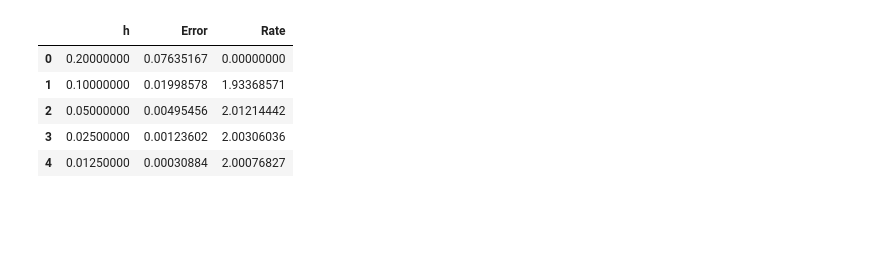
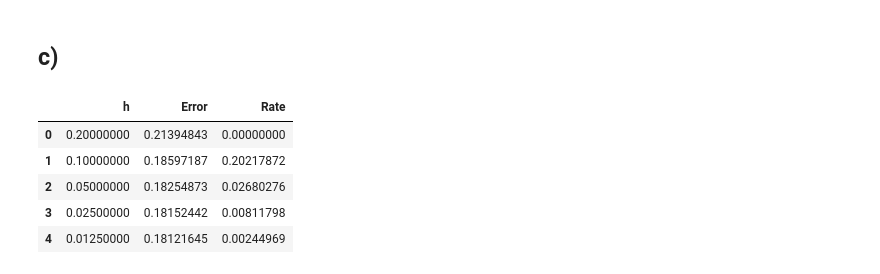
Before and after one commit to markus0800/num.diff-project-1, a Jupyter notebook: Project 1.ipynb, the cells around one changed output. Saved outputs shown, nothing was run; the diff lists cells and outputs as text; code cells hidden in the pictures; blank space fills up the shorter version.

```diff
--- a/Project 1.ipynb
+++ b/Project 1.ipynb
@@ -155,34 +167,32 @@ def solver(BVP, a, M=10, N=10):
 
     for i in range(len(g_vec)):
         if(i%(M-1)==0):
-            g_vec[i]+=-a*y_0_values[i//(M-1)+1] - y_0_values[i//(M-1)]
+            g_vec[i]+=-a*y_0_values[i//(M-1)+1]/(h**2) - y_0_values[i//(M-1)]/(h**2)
 
         elif((i+1)%(M-1)==0):
-            g_vec[i]+=-a*y_1_values[i//(M-1)+1] - y_1_values[i//(M-1)+2]
+            g_vec[i]+=-a*y_1_values[i//(M-1)+1]/(h**2) - y_1_values[i//(M-1)+2]/(h**2)
 
         if(i>0 and i<(M-1)):
-            g_vec[i]+=-x_0_values[i]
+            g_vec[i]+=-x_0_values[i]/(h**2)
 
         elif((M-1)*(N-2) <= i <= (M-1)*(N-1)-2):
-            g_vec[i]+=-x_1_values[i%(M-1)+2]
+            g_vec[i]+=-x_1_values[i%(M-1)+2]/(h**2)
 
 
     f_vec=BVP.RHS(coord[:,0],coord[:,1],a)
-    U_vec=np.zeros((M-2)*(N-2))
-    U_vec=np.linalg.solve(A,f_vec-g_vec/(h**2))
-
+    U_vec=np.linalg.solve(A,f_vec-g_vec)
     U_array = np.reshape(U_vec, (N-1, M-1))
 
     U[1:-1,1:-1]=U_array
-
+    print(h,k)
     return U, x_grid, y_grid
 # %%
-a=2
+a=1
 test_BVP=BVP(0, 1, 0, 1, ux_0, ux_1, uy_0, uy_1, RHS)
-test_BVP_2=BVP(0, 1, 0, 1, analyticSol,analyticSol,analyticSol,analyticSol,test_f)
+test_BVP_2=BVP(0, 1, 0, 1, analyticW,analyticN,analyticS,analyticE,RHS_2)
 
 
-U, x_grid, y_grid=solver(test_BVP_2, a, M=50,N=50)
+U, x_grid, y_grid=solver(test_BVP_2, a, M=40,N=40)
 X, Y = np.meshgrid(x_grid,y_grid)
 
 solution=analyticSol(X,Y)
@@ -199,3 +210,5 @@ plot_solution(x_grid,y_grid,(solution-U), "Error")
+# %% [markdown]
+## c)
 # %%
 #Reuse convergence-tester from lecture-code
 
@@ -215,22 +228,23 @@ def convergence_test_space(u_analytic, test_problem, solver=solver):
     order = np.polyfit(np.log(Hconv),np.log(Econv),1)[0]
     return Hconv, Econv, order
 # %%
-H, E, p = convergence_test_space(uy_0, test_BVP, solver)
+H, E, p = convergence_test_space(analyticSol, test_BVP_2, solver)
+#H, E, p = convergence_test_space(uy_1, test_BVP, solver)
 
 
 import pandas as pd #To format the output of the notebook.
 Rate=np.zeros(np.size(E))
 Rate[1:]=np.log10(E[1:]/E[:-1])/np.log10(H[1:]/H[:-1])
 pd.options.display.float_format = '{:.8f}'.format
 df = pd.DataFrame(data={'h': H, 'Error': E ,'Rate':Rate})
 df
 # %% [output]
 |  | h | Error | Rate |
-| 0 | 0.20000000 | 0.07635167 | 0.00000000 |
-| 1 | 0.10000000 | 0.01998578 | 1.93368571 |
-| 2 | 0.05000000 | 0.00495456 | 2.01214442 |
-| 3 | 0.02500000 | 0.00123602 | 2.00306036 |
-| 4 | 0.01250000 | 0.00030884 | 2.00076827 |
+| 0 | 0.20000000 | 0.21394843 | 0.00000000 |
+| 1 | 0.10000000 | 0.18597187 | 0.20217872 |
+| 2 | 0.05000000 | 0.18254873 | 0.02680276 |
+| 3 | 0.02500000 | 0.18152442 | 0.00811798 |
+| 4 | 0.01250000 | 0.18121645 | 0.00244969 |
 # %%
 plt.loglog(H,E,'o-', label='p={:.2f}'.format(p))
 plt.grid('on')
```
Also changed, not shown: parts of 12 cells of this notebook.
